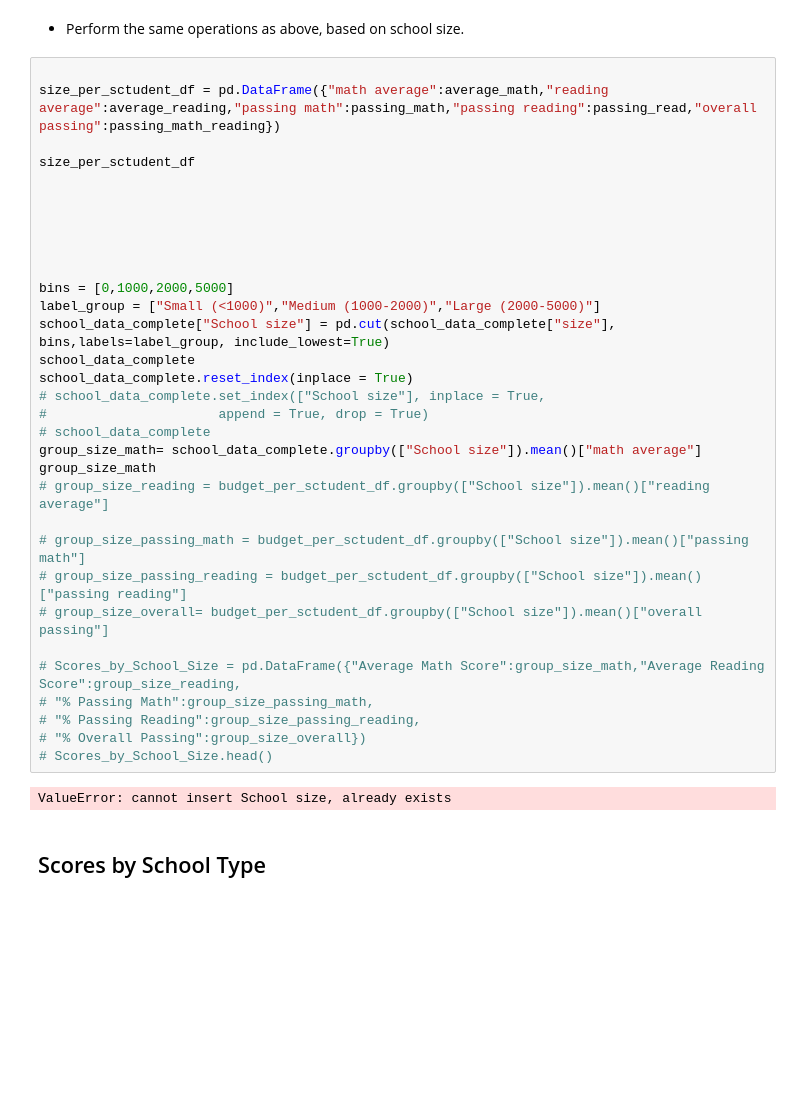
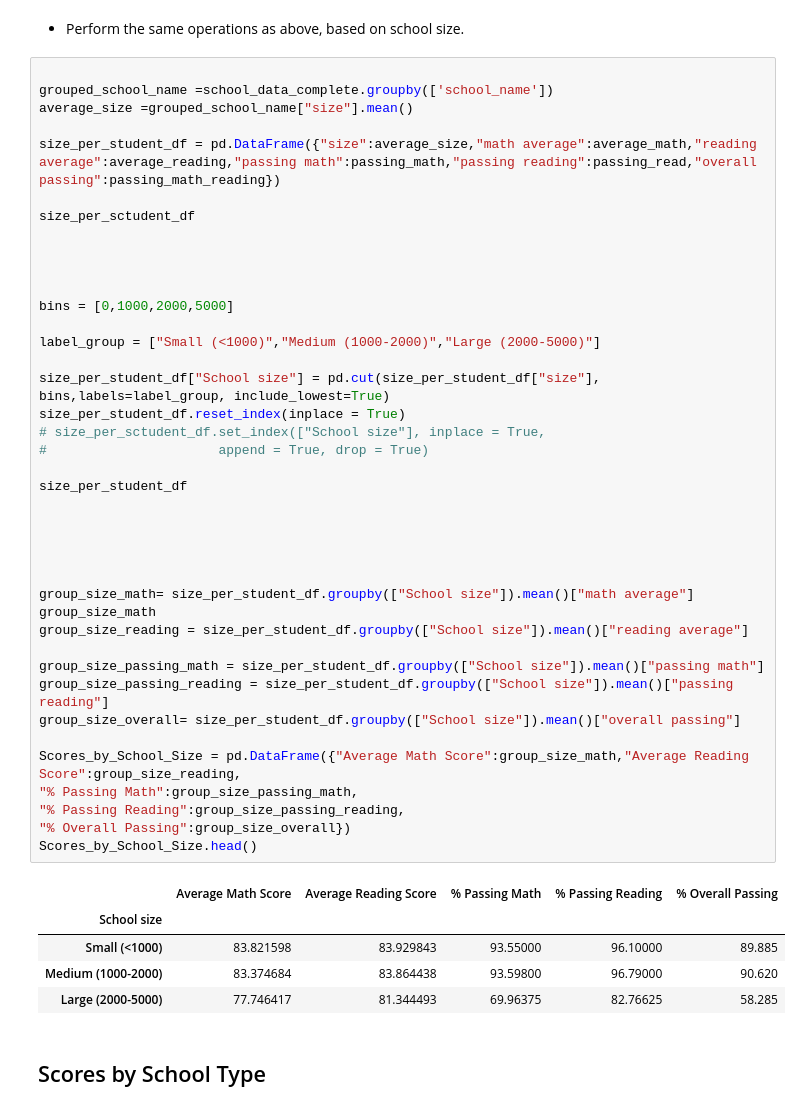
Before and after one commit to HaifaNajdawi/python_pandas-data-analysis-, a Jupyter notebook: PyCitySchools/PyCitySchools_starter.ipynb, the cells around one changed output. Drawn from its saved outputs; the diff is of its cells as text; blank space fills up the shorter version.

Commit message:
scores by school size

```diff
--- a/PyCitySchools/PyCitySchools_starter.ipynb
+++ b/PyCitySchools/PyCitySchools_starter.ipynb
@@ -357,38 +357,50 @@ Scores_by_School_Spending.head()
 * Perform the same operations as above, based on school size.
 # %%
 
-size_per_sctudent_df = pd.DataFrame({"math average":average_math,"reading average":average_reading,"passing math":passing_math,"passing reading":passing_read,"overall passing":passing_math_reading})
+grouped_school_name =school_data_complete.groupby(['school_name'])
+average_size =grouped_school_name["size"].mean()
+
+size_per_student_df = pd.DataFrame({"size":average_size,"math average":average_math,"reading average":average_reading,"passing math":passing_math,"passing reading":passing_read,"overall passing":passing_math_reading})
 
 size_per_sctudent_df
 
 
 
 
+bins = [0,1000,2000,5000]
+
+label_group = ["Small (<1000)","Medium (1000-2000)","Large (2000-5000)"]
+
+size_per_student_df["School size"] = pd.cut(size_per_student_df["size"], bins,labels=label_group, include_lowest=True)
+size_per_student_df.reset_index(inplace = True)
+# size_per_sctudent_df.set_index(["School size"], inplace = True,
+#                      append = True, drop = True)
+
+size_per_student_df
 
 
-bins = [0,1000,2000,5000]
-label_group = ["Small (<1000)","Medium (1000-2000)","Large (2000-5000)"]
-school_data_complete["School size"] = pd.cut(school_data_complete["size"], bins,labels=label_group, include_lowest=True)
-school_data_complete
-school_data_complete.reset_index(inplace = True)
-# school_data_complete.set_index(["School size"], inplace = True,
-#                      append = True, drop = True)
-# school_data_complete
-group_size_math= school_data_complete.groupby(["School size"]).mean()["math average"]
+
+
+
+group_size_math= size_per_student_df.groupby(["School size"]).mean()["math average"]
 group_size_math
-# group_size_reading = budget_per_sctudent_df.groupby(["School size"]).mean()["reading average"]
+group_size_reading = size_per_student_df.groupby(["School size"]).mean()["reading average"]
 
-# group_size_passing_math = budget_per_sctudent_df.groupby(["School size"]).mean()["passing math"]
-# group_size_passing_reading = budget_per_sctudent_df.groupby(["School size"]).mean()["passing reading"]
-# group_size_overall= budget_per_sctudent_df.groupby(["School size"]).mean()["overall passing"]
+group_size_passing_math = size_per_student_df.groupby(["School size"]).mean()["passing math"]
+group_size_passing_reading = size_per_student_df.groupby(["School size"]).mean()["passing reading"]
+group_size_overall= size_per_student_df.groupby(["School size"]).mean()["overall passing"]
 
-# Scores_by_School_Size = pd.DataFrame({"Average Math Score":group_size_math,"Average Reading Score":group_size_reading,
-# "% Passing Math":group_size_passing_math,
-# "% Passing Reading":group_size_passing_reading,
-# "% Overall Passing":group_size_overall})
-# Scores_by_School_Size.head()
+Scores_by_School_Size = pd.DataFrame({"Average Math Score":group_size_math,"Average Reading Score":group_size_reading,
+"% Passing Math":group_size_passing_math,
+"% Passing Reading":group_size_passing_reading,
+"% Overall Passing":group_size_overall})
+Scores_by_School_Size.head()
 # %% [output]
-ValueError: cannot insert School size, already exists
+|  | Average Math Score | Average Reading Score | % Passing Math | % Passing Reading | % Overall Passing |
+| School size |  |  |  |  |  |
+| Small (<1000) | 83.821598 | 83.929843 | 93.55000 | 96.10000 | 89.885 |
+| Medium (1000-2000) | 83.374684 | 83.864438 | 93.59800 | 96.79000 | 90.620 |
+| Large (2000-5000) | 77.746417 | 81.344493 | 69.96375 | 82.76625 | 58.285 |
 # %% [markdown]
 ## Scores by School Type
 # %% [markdown]
```
Also changed, not shown: parts of 1 cell of this notebook.
